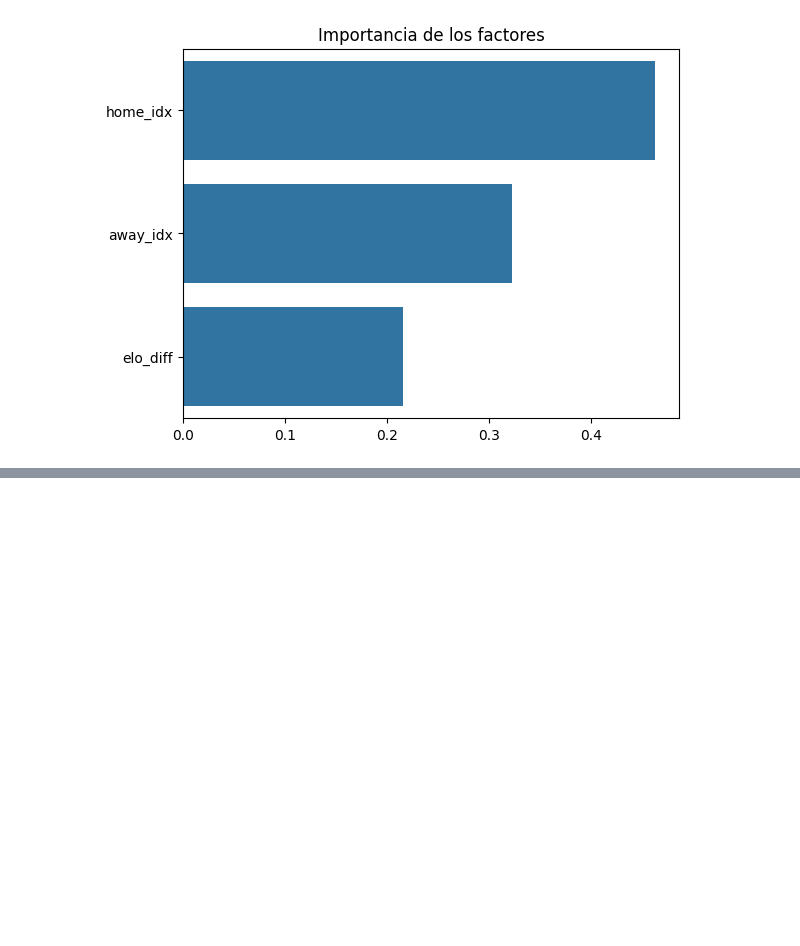
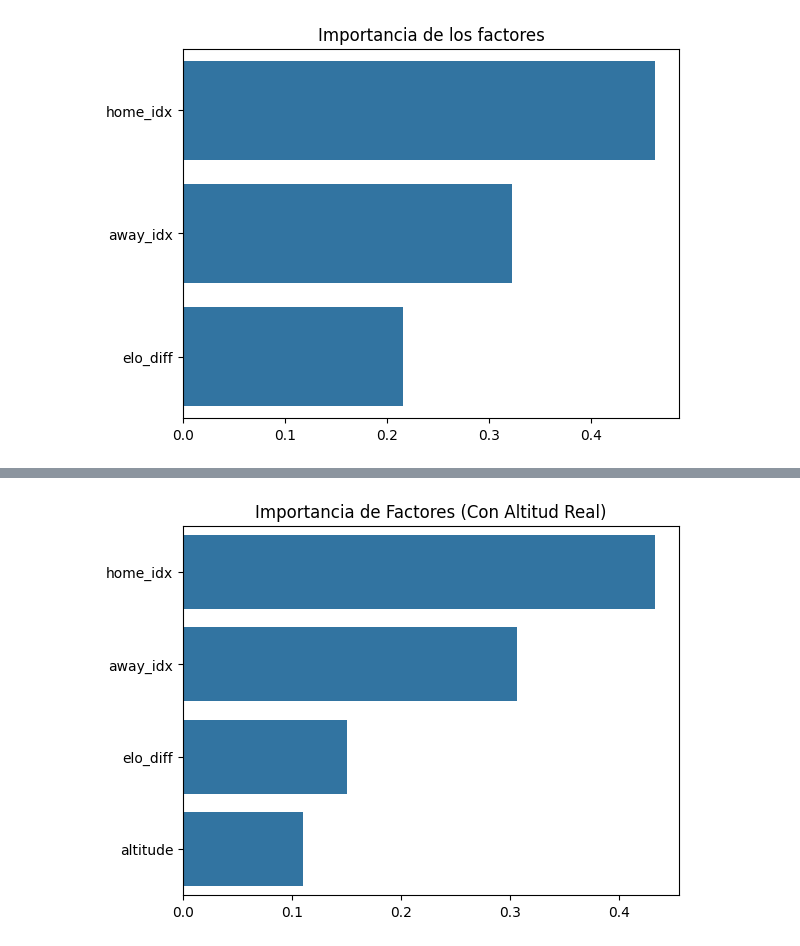
Before and after one commit to Agustin-Casebonne/WorldCup, a Jupyter notebook: MachineLearning/MachineLearningModel.ipynb, the cells around one changed output, grey strips where cells are left out. Saved outputs shown, nothing was run; the diff lists cells and outputs as text; code cells hidden in the pictures; blank space fills up the shorter version.

```diff
--- a/MachineLearning/MachineLearningModel.ipynb
+++ b/MachineLearning/MachineLearningModel.ipynb
@@ -271,0 +186,88 @@ plt.show()
+# %%
+import pandas as pd
+import numpy as np
+from pymongo import MongoClient
+from sklearn.model_selection import train_test_split
+from sklearn.ensemble import RandomForestClassifier, RandomForestRegressor
+from sklearn.preprocessing import LabelEncoder
+from sklearn.metrics import accuracy_score
+import seaborn as sns
+import matplotlib.pyplot as plt
+import requests
+from geopy.geocoders import Nominatim
+from geopy.extra.rate_limiter import RateLimiter
+
+# CONEXIÓN
+client = MongoClient("mongodb://localhost:27017/")
+db = client["worldCup"]
+coll = db["matches"]
+datos = list(coll.find({}, {"_id": 0}))
+df = pd.DataFrame(datos)
+
+# LIMPIEZA
+def limpiar_nombre(nombre):
+    n = str(nombre)
+    return n.split()[-1] if " " in n else n
+
+df['home_team'] = df['home_team'].apply(limpiar_nombre)
+df['away_team'] = df['away_team'].apply(limpiar_nombre)
+df['winner'] = df['winner'].fillna('Draw').apply(limpiar_nombre)
+
+# ALTITUD AUTOMÁTICA
+geolocator = Nominatim(user_agent="world_cup_predictor")
+geocode = RateLimiter(geolocator.geocode, min_delay_seconds=1)
+
+# Sacamos las sedes únicas para no preguntar 2000 veces lo mismo a internet
+sedes_unicas = df['venue'].unique()
+mapeo_altitudes = {}
+
+print(f"Obteniendo altitudes reales para {len(sedes_unicas)} sedes únicas...")
+
+for sede in sedes_unicas:
+    try:
+        # Paso 1: Buscar coordenadas de la sede
+        location = geolocator.geocode(sede)
+        if location:
+            # Paso 2: Consultar altitud real por GPS usando Open-Elevation
+            url = f"https://api.open-elevation.com/api/v1/lookup?locations={location.latitude},{location.longitude}"
+            response = requests.get(url).json()
+            altitud = response['results'][0]['elevation']
+            mapeo_altitudes[sede] = altitud
+        else:
+            mapeo_altitudes[sede] = 50 # Valor por defecto si no encuentra la calle/estadio
+    except:
+        mapeo_altitudes[sede] = 50
+
+# Aplicamos los datos reales a la columna del DataFrame
+df['altitude'] = df['venue'].map(mapeo_altitudes)
+
+# TRANSFORMACIÓN ---
+le_team = LabelEncoder()
+le_winner = LabelEncoder()
+todos_equipos = pd.concat([df['home_team'], df['away_team']]).unique()
+le_team.fit(todos_equipos)
+
+df['home_idx'] = le_team.transform(df['home_team'])
+df['away_idx'] = le_team.transform(df['away_team'])
+df['target'] = le_winner.fit_transform(df['winner'])
+
+# ENTRENAMIENTO ---
+columnas_x = ['home_idx', 'away_idx', 'elo_diff', 'altitude']
+X = df[columnas_x].fillna(0)
+y = df['target']
+
+X_train, X_test, y_train, y_test = train_test_split(X, y, test_size=0.2, random_state=42)
+
+model_win = RandomForestClassifier(n_estimators=100, random_state=42)
+model_win.fit(X_train, y_train)
+
+# RESULTADOS
+y_pred = model_win.predict(X_test)
+print(f"Precisión real con Altitud Geográfica: {accuracy_score(y_test, y_pred) * 100:.2f}%")
+
+# Gráfica de Importancia actualizada
+importances = model_win.feature_importances_
+sns.barplot(x=importances, y=columnas_x)
+plt.title("Importancia de Factores (Con Altitud Real)")
+plt.show()
+# %% [output]
@@ -271,0 +276 @@ plt.show()
+[figure, added]
```
Also changed, not shown: parts of 12 cells of this notebook, 6 other files.
